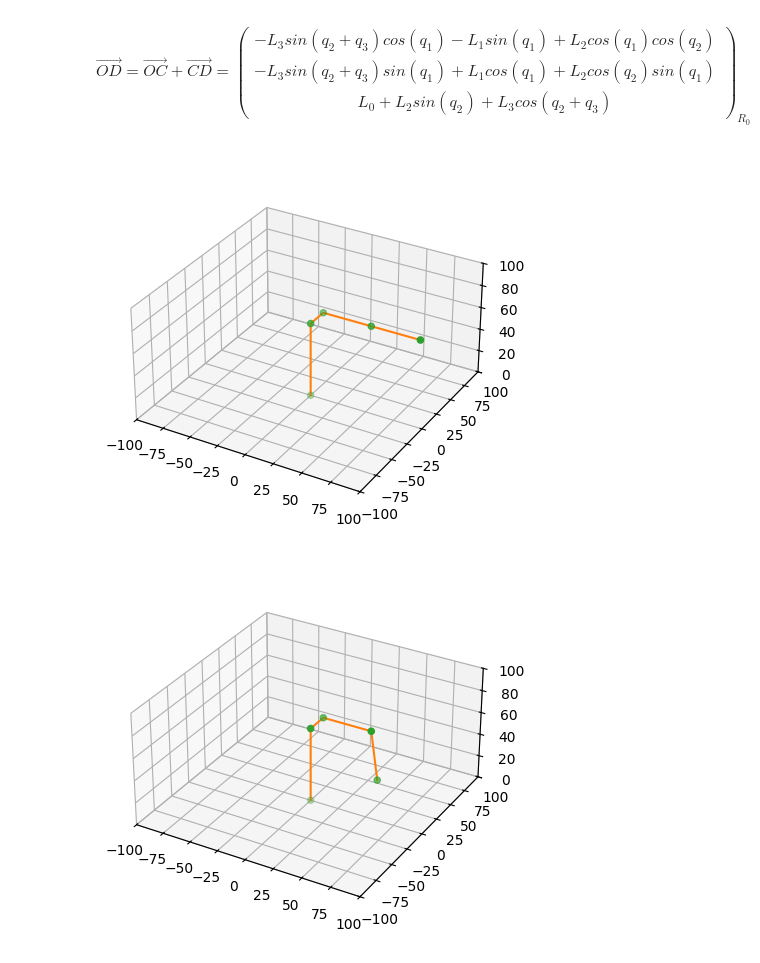
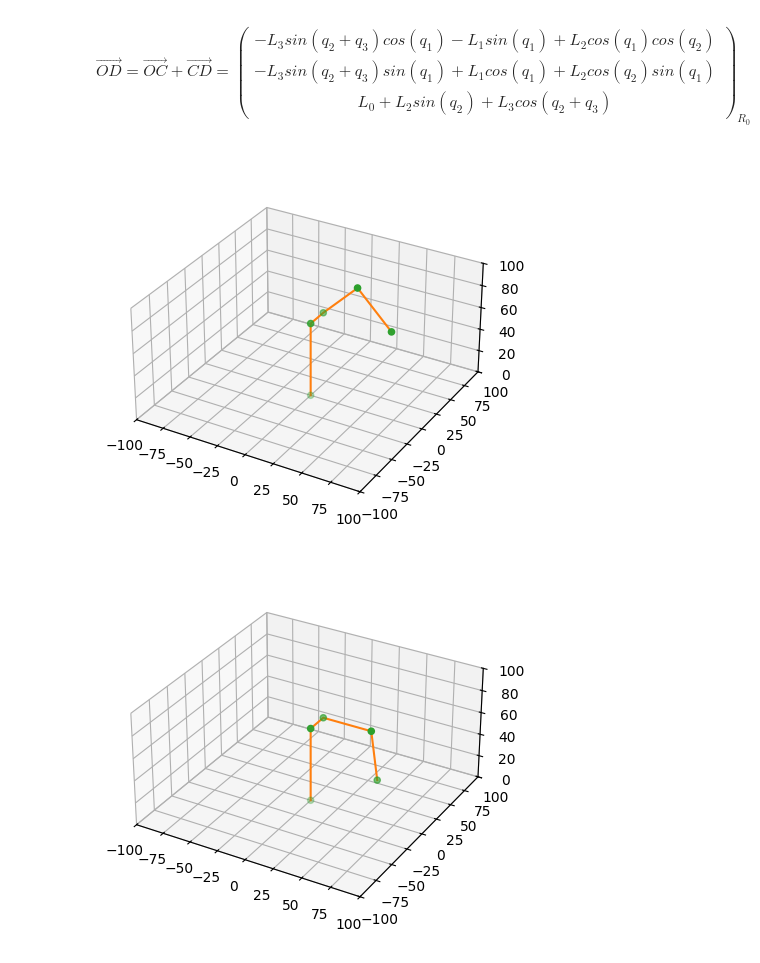
Before and after one commit to erwan-maugeri/Robot-Puma, a Jupyter notebook: cr_stage.ipynb, the cells around one changed output. Drawn from its saved outputs; the diff is of its cells as text; code cells hidden in the pictures.

```diff
--- a/cr_stage.ipynb
+++ b/cr_stage.ipynb
@@ -452,32 +452,32 @@ def OD(q1, q2, q3):
 # %%
 fig = plt.figure()
 ax = fig.add_subplot(111, projection='3d')
 
 q1=0
-q2=0
-q3=-np.pi/2
+q2=np.pi/4
+q3=np.pi
 
 A = OA()
 B = OB(q1)
 C = OC(q1, q2)
 D = OD(q1, q2, q3)
 
 X = [0,A[0], B[0], C[0], D[0]]
 Y = [0,A[1], B[1], C[1], D[1]]
 Z = [0,A[2], B[2], C[2], D[2]]
 
 ax.plot(X, Y, Z, color="C1")
 ax.scatter(X, Y, Z, color="C2")
 
 R=100
 ax.set_xlim(-R,R)
 ax.set_ylim(-R,R)
 ax.set_zlim(0,R)
 ax.set_aspect('equal')
 
 plt.show()
 # %% [output]
-[figure, old version]
+[figure, new version]
 # %%
 for q3 in range(int(-np.pi), int(np.pi)):
     fig = plt.figure()
```
Also changed, not shown: parts of 6 cells of this notebook.
